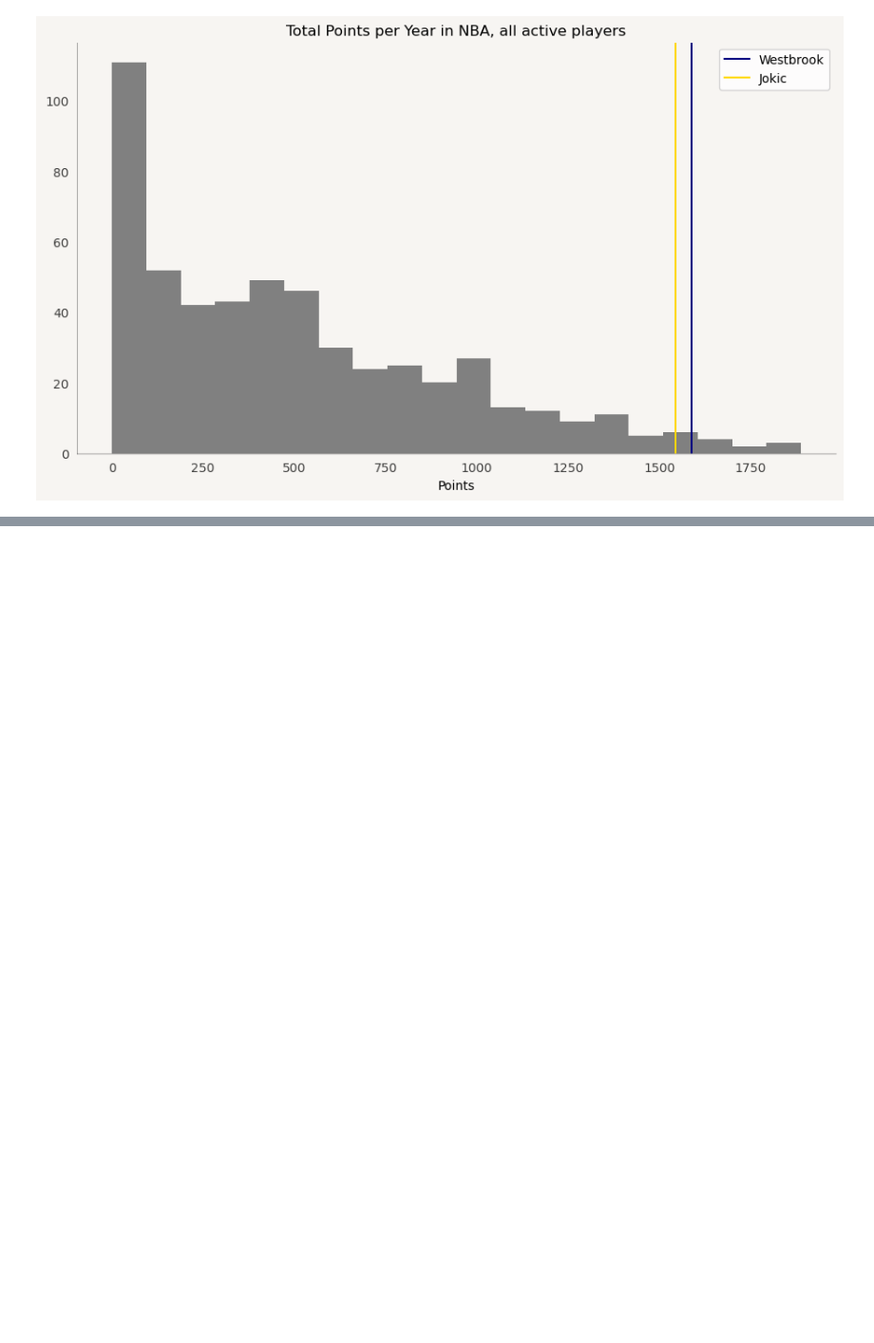
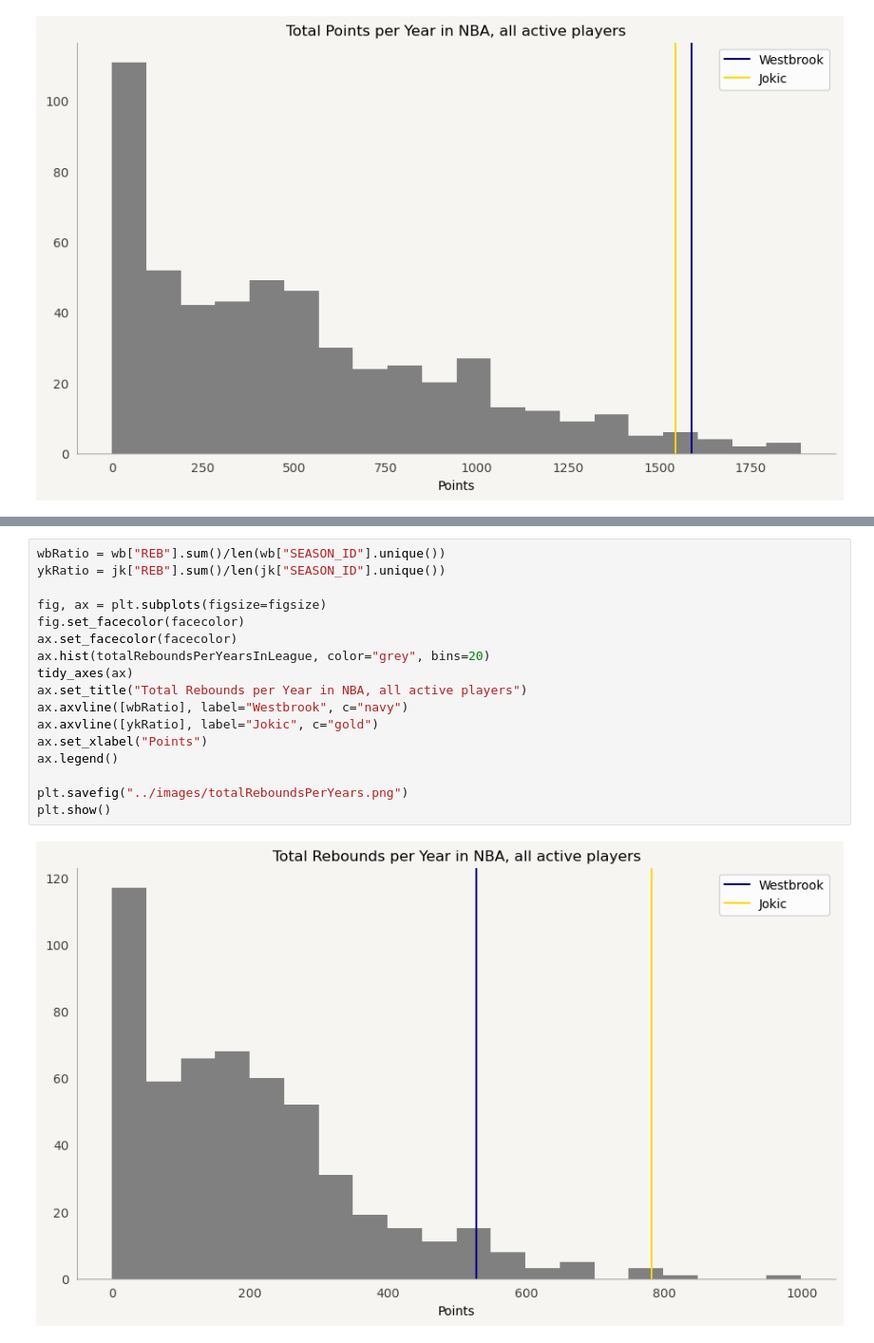
Before and after one commit to lonswaymar/NuggetAnalysis, a Jupyter notebook: notebooks/gather_data.ipynb, the cells around one changed output, grey strips where cells are left out. Shown at 95% size. Saved outputs shown, nothing was run; the diff lists cells and outputs as text; blank space fills up the shorter version.

```diff
--- a/notebooks/gather_data.ipynb
+++ b/notebooks/gather_data.ipynb
@@ -298,0 +299,19 @@ plt.show()
+# %%
+wbRatio = wb["REB"].sum()/len(wb["SEASON_ID"].unique())
+ykRatio = jk["REB"].sum()/len(jk["SEASON_ID"].unique())
+
+fig, ax = plt.subplots(figsize=figsize)
+fig.set_facecolor(facecolor)
+ax.set_facecolor(facecolor)
+ax.hist(totalReboundsPerYearsInLeague, color="grey", bins=20)
+tidy_axes(ax)
+ax.set_title("Total Rebounds per Year in NBA, all active players")
+ax.axvline([wbRatio], label="Westbrook", c="navy")
+ax.axvline([ykRatio], label="Jokic", c="gold")
+ax.set_xlabel("Points")
+ax.legend()
+
+plt.savefig("../images/totalReboundsPerYears.png")
+plt.show()
+# %% [output]
+[figure, added]
```
Also changed, not shown: parts of 1 cell of this notebook, 3 other files.
